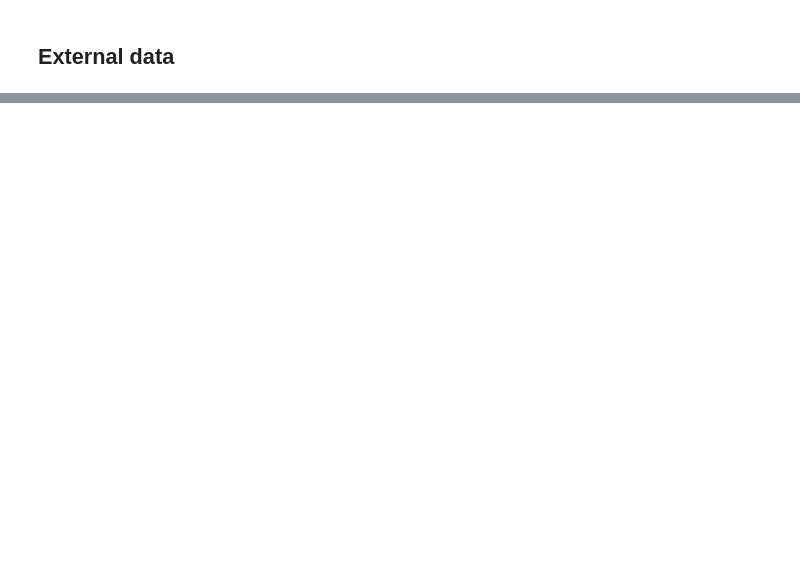
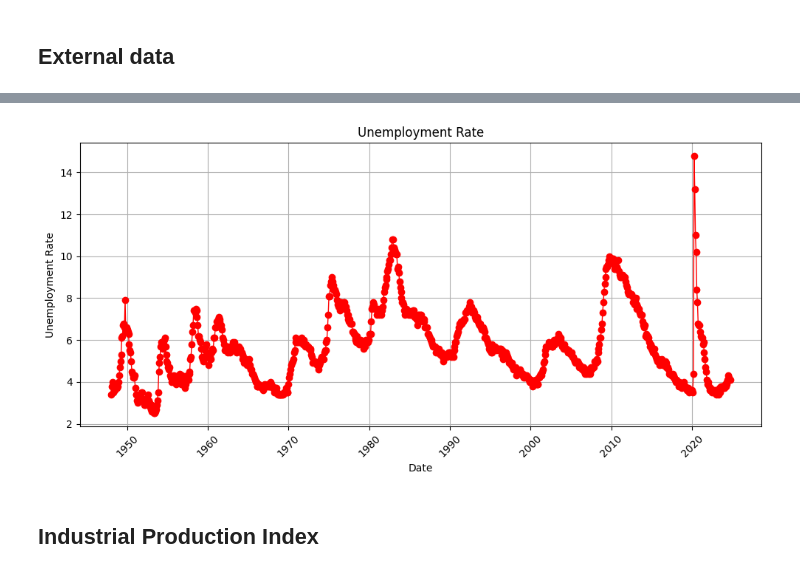
Before and after one commit to DegaregeN/Time-series-data-modeling-, a Jupyter notebook: notebooks/01-data-preprocessing.ipynb, the cells around one changed output, grey strips where cells are left out. Saved outputs shown, nothing was run; the diff lists cells and outputs as text; code cells hidden in the pictures; blank space fills up the shorter version.

```diff
--- a/notebooks/01-data-preprocessing.ipynb
+++ b/notebooks/01-data-preprocessing.ipynb
@@ -198,3 +165,2 @@ else:
 # %%
-df_earn = pd.read_csv('../data/external/EARNINGS@AV_AN_WAGE,+all.csv')
-df_earn
+UNEMP_RATE_DF = pd.read_csv('../data/external/UNRATE.csv')
@@ -297,0 +183,18 @@ plt.show()
+# %%
+# Convert 'DATE' to datetime format
+UNEMP_RATE_DF['DATE'] = pd.to_datetime(UNEMP_RATE_DF['DATE'])
+
+# Plotting
+plt.figure(figsize=(10, 5))
+plt.plot(UNEMP_RATE_DF['DATE'], UNEMP_RATE_DF['UNRATE'], color='red', marker='o', linestyle='-', linewidth=1)
+plt.title('Unemployment Rate')
+plt.xlabel('Date')
+plt.ylabel('Unemployment Rate')
+plt.grid(True)
+plt.xticks(rotation=45)
+plt.tight_layout()
+plt.show()
+# %% [output]
+[figure, added]
+# %% [markdown]
+## Industrial Production Index
```
Also changed, not shown: parts of 38 cells of this notebook.
